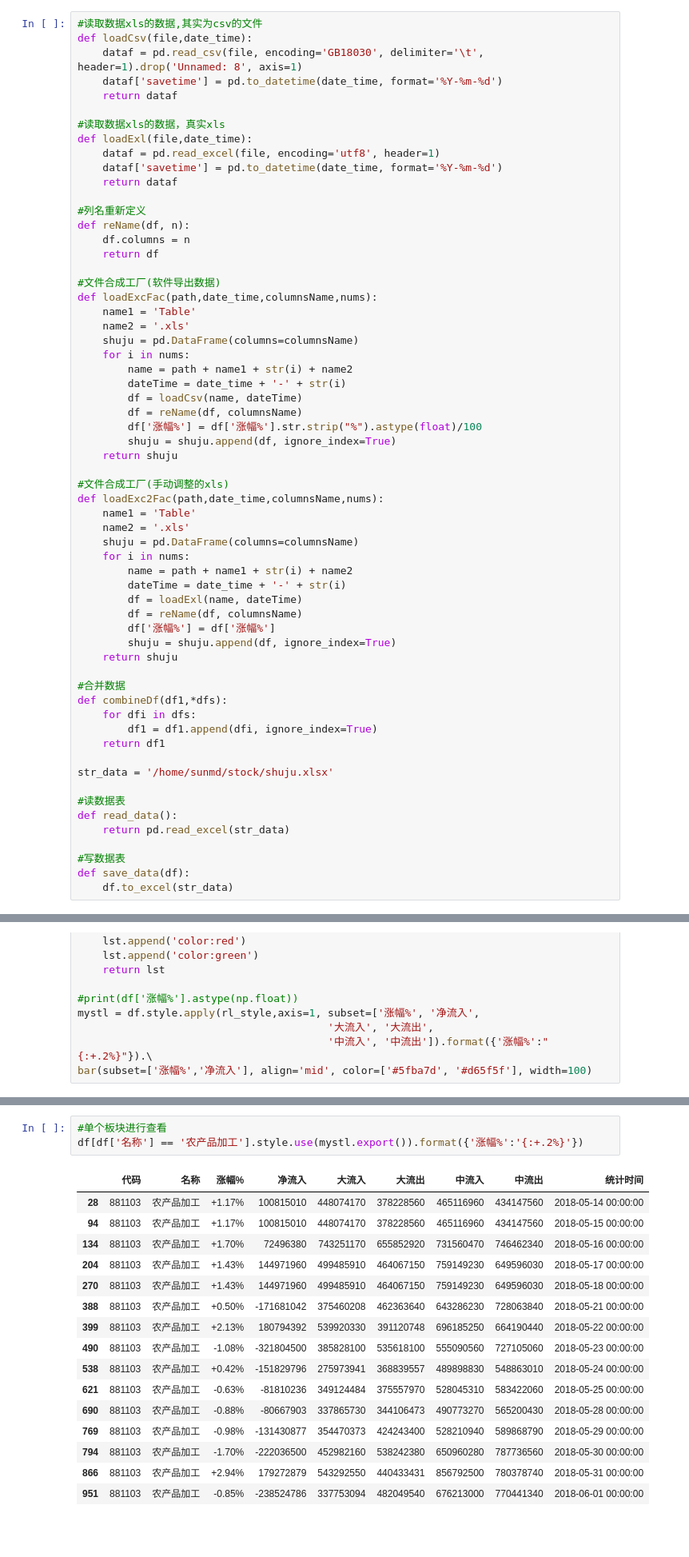
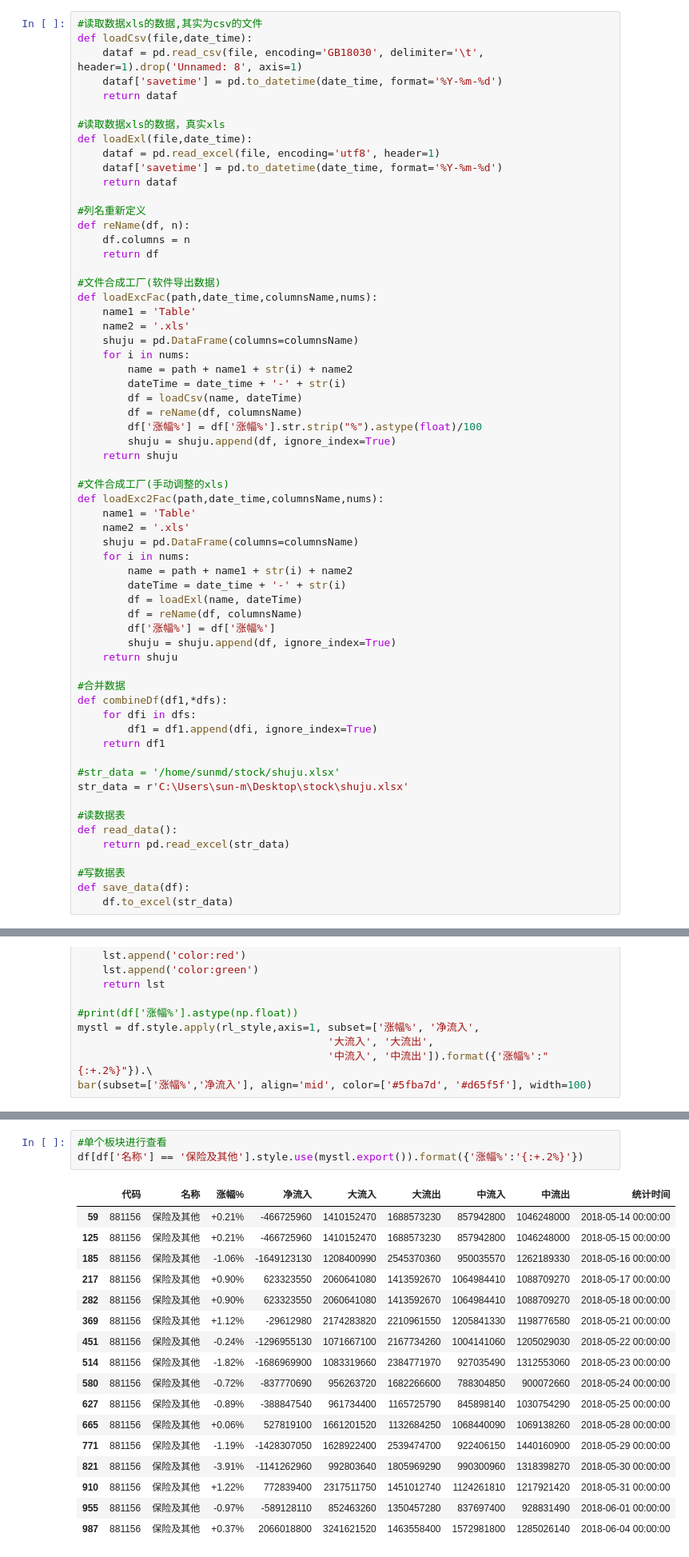
Before and after one commit to sunmd/DataAnlysisDemo, a Jupyter notebook: StockAnlysis.ipynb, the cells around one changed output, grey strips where cells are left out. Shown at 80% size. Cells and saved outputs as stored; diff of their text form; blank space fills up the shorter version.

```diff
--- a/StockAnlysis.ipynb
+++ b/StockAnlysis.ipynb
@@ -68,7 +68,8 @@ def combineDf(df1,*dfs):
         df1 = df1.append(dfi, ignore_index=True)
     return df1
 
-str_data = '/home/sunmd/stock/shuju.xlsx'
+#str_data = '/home/sunmd/stock/shuju.xlsx'
+str_data = r'C:\Users\sun-m\Desktop\stock\shuju.xlsx'
 
 #读数据表
 def read_data():
@@ -209,23 +212,24 @@ df_grp_time.style.use(mystl.export()).format({'涨幅%':'{:+.2%}'})
 # %%
 #单个板块进行查看
-df[df['名称'] == '农产品加工'].style.use(mystl.export()).format({'涨幅%':'{:+.2%}'})
+df[df['名称'] == '保险及其他'].style.use(mystl.export()).format({'涨幅%':'{:+.2%}'})
 # %% [output]
 |  | 代码 | 名称 | 涨幅% | 净流入 | 大流入 | 大流出 | 中流入 | 中流出 | 统计时间 |
-| 28 | 881103 | 农产品加工 | +1.17% | 100815010 | 448074170 | 378228560 | 465116960 | 434147560 | 2018-05-14 00:00:00 |
-| 94 | 881103 | 农产品加工 | +1.17% | 100815010 | 448074170 | 378228560 | 465116960 | 434147560 | 2018-05-15 00:00:00 |
-| 134 | 881103 | 农产品加工 | +1.70% | 72496380 | 743251170 | 655852920 | 731560470 | 746462340 | 2018-05-16 00:00:00 |
-| 204 | 881103 | 农产品加工 | +1.43% | 144971960 | 499485910 | 464067150 | 759149230 | 649596030 | 2018-05-17 00:00:00 |
-| 270 | 881103 | 农产品加工 | +1.43% | 144971960 | 499485910 | 464067150 | 759149230 | 649596030 | 2018-05-18 00:00:00 |
-| 388 | 881103 | 农产品加工 | +0.50% | -171681042 | 375460208 | 462363640 | 643286230 | 728063840 | 2018-05-21 00:00:00 |
-| 399 | 881103 | 农产品加工 | +2.13% | 180794392 | 539920330 | 391120748 | 696185250 | 664190440 | 2018-05-22 00:00:00 |
-| 490 | 881103 | 农产品加工 | -1.08% | -321804500 | 385828100 | 535618100 | 555090560 | 727105060 | 2018-05-23 00:00:00 |
-| 538 | 881103 | 农产品加工 | +0.42% | -151829796 | 275973941 | 368839557 | 489898830 | 548863010 | 2018-05-24 00:00:00 |
-| 621 | 881103 | 农产品加工 | -0.63% | -81810236 | 349124484 | 375557970 | 528045310 | 583422060 | 2018-05-25 00:00:00 |
-| 690 | 881103 | 农产品加工 | -0.88% | -80667903 | 337865730 | 344106473 | 490773270 | 565200430 | 2018-05-28 00:00:00 |
-| 769 | 881103 | 农产品加工 | -0.98% | -131430877 | 354470373 | 424243400 | 528210940 | 589868790 | 2018-05-29 00:00:00 |
-| 794 | 881103 | 农产品加工 | -1.70% | -222036500 | 452982160 | 538242380 | 650960280 | 787736560 | 2018-05-30 00:00:00 |
-| 866 | 881103 | 农产品加工 | +2.94% | 179272879 | 543292550 | 440433431 | 856792500 | 780378740 | 2018-05-31 00:00:00 |
-| 951 | 881103 | 农产品加工 | -0.85% | -238524786 | 337753094 | 482049540 | 676213000 | 770441340 | 2018-06-01 00:00:00 |
+| 59 | 881156 | 保险及其他 | +0.21% | -466725960 | 1410152470 | 1688573230 | 857942800 | 1046248000 | 2018-05-14 00:00:00 |
+| 125 | 881156 | 保险及其他 | +0.21% | -466725960 | 1410152470 | 1688573230 | 857942800 | 1046248000 | 2018-05-15 00:00:00 |
+| 185 | 881156 | 保险及其他 | -1.06% | -1649123130 | 1208400990 | 2545370360 | 950035570 | 1262189330 | 2018-05-16 00:00:00 |
+| 217 | 881156 | 保险及其他 | +0.90% | 623323550 | 2060641080 | 1413592670 | 1064984410 | 1088709270 | 2018-05-17 00:00:00 |
+| 282 | 881156 | 保险及其他 | +0.90% | 623323550 | 2060641080 | 1413592670 | 1064984410 | 1088709270 | 2018-05-18 00:00:00 |
+| 369 | 881156 | 保险及其他 | +1.12% | -29612980 | 2174283820 | 2210961550 | 1205841330 | 1198776580 | 2018-05-21 00:00:00 |
+| 451 | 881156 | 保险及其他 | -0.24% | -1296955130 | 1071667100 | 2167734260 | 1004141060 | 1205029030 | 2018-05-22 00:00:00 |
+| 514 | 881156 | 保险及其他 | -1.82% | -1686969900 | 1083319660 | 2384771970 | 927035490 | 1312553060 | 2018-05-23 00:00:00 |
+| 580 | 881156 | 保险及其他 | -0.72% | -837770690 | 956263720 | 1682266600 | 788304850 | 900072660 | 2018-05-24 00:00:00 |
+| 627 | 881156 | 保险及其他 | -0.89% | -388847540 | 961734400 | 1165725790 | 845898140 | 1030754290 | 2018-05-25 00:00:00 |
+| 665 | 881156 | 保险及其他 | +0.06% | 527819100 | 1661201520 | 1132684250 | 1068440090 | 1069138260 | 2018-05-28 00:00:00 |
+| 771 | 881156 | 保险及其他 | -1.19% | -1428307050 | 1628922400 | 2539474700 | 922406150 | 1440160900 | 2018-05-29 00:00:00 |
+| 821 | 881156 | 保险及其他 | -3.91% | -1141262960 | 992803640 | 1805969290 | 990300960 | 1318398270 | 2018-05-30 00:00:00 |
+| 910 | 881156 | 保险及其他 | +1.22% | 772839400 | 2317511750 | 1451012740 | 1124261810 | 1217921420 | 2018-05-31 00:00:00 |
+| 955 | 881156 | 保险及其他 | -0.97% | -589128110 | 852463260 | 1350457280 | 837697400 | 928831490 | 2018-06-01 00:00:00 |
+| 987 | 881156 | 保险及其他 | +0.37% | 2066018800 | 3241621520 | 1463558400 | 1572981800 | 1285026140 | 2018-06-04 00:00:00 |
 # %%
 #整体版本的调查
 fig_time,axis_time = plt.subplots(1,2, figsize=(16,8))
```
Also changed, not shown: parts of 9 cells of this notebook, 1 other file.
